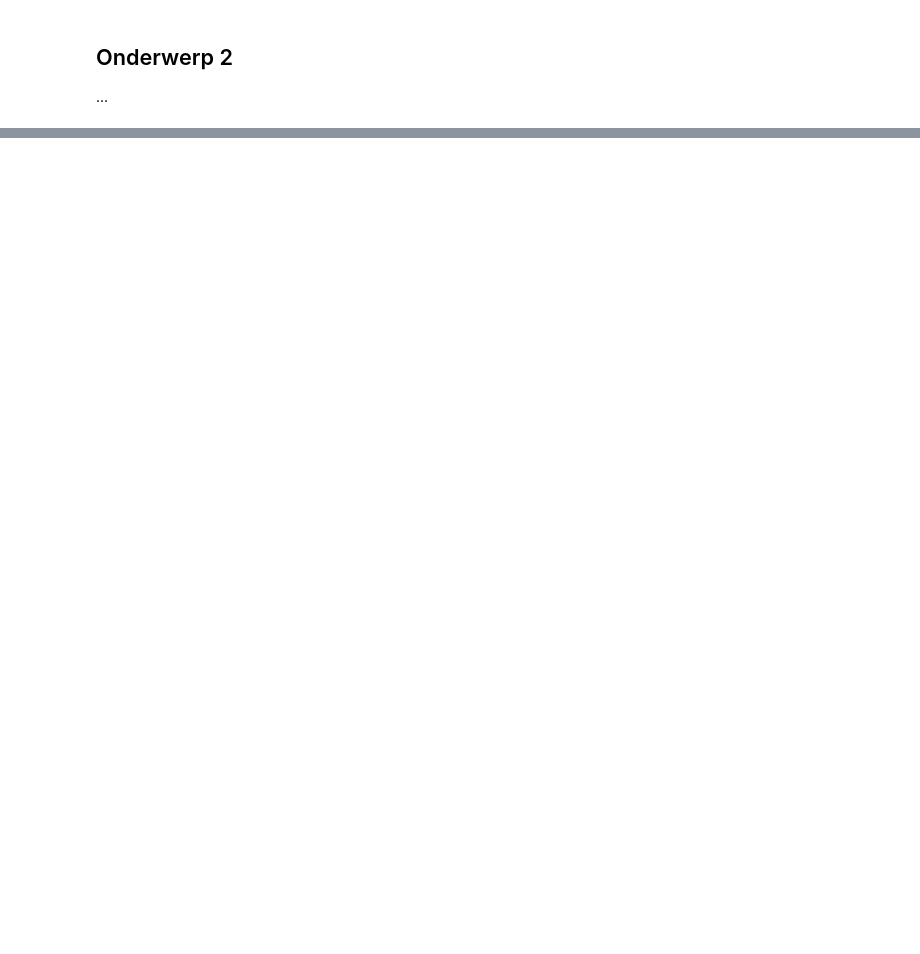
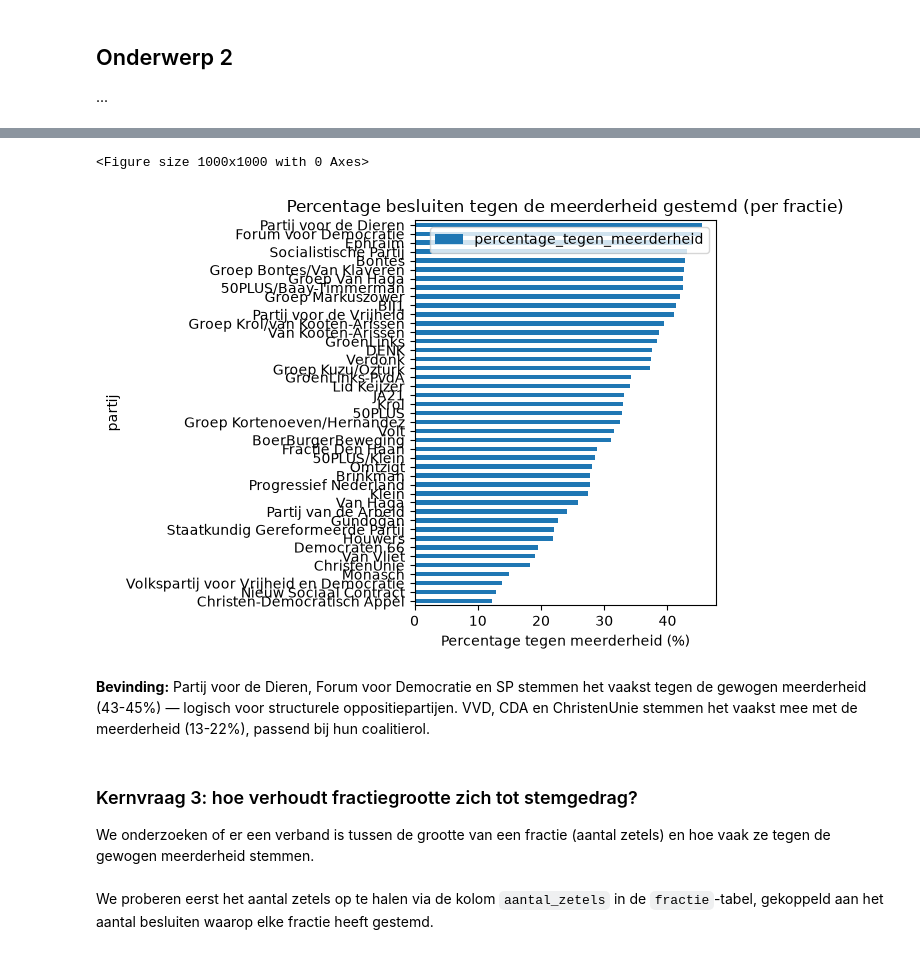
Before and after one commit to ElizeWierenga/tweedekamer-monitor, a Jupyter notebook: eda/stemgedrag_fractiediscipline.ipynb, the cells around one changed output, grey strips where cells are left out. Drawn from its saved outputs; the diff is of its cells as text; code cells hidden in the pictures; blank space fills up the shorter version.

```diff
--- a/eda/stemgedrag_fractiediscipline.ipynb
+++ b/eda/stemgedrag_fractiediscipline.ipynb
@@ -45,0 +278,20 @@ Geef hier een beschrijving van het onderwerp of deelvraag die je wilt beantwoord
+# %%
+plt.figure(figsize=(10,10))
+tegen_meerderheid.sort_values("percentage_tegen_meerderheid").plot.barh(
+    x="partij", y="percentage_tegen_meerderheid",
+    title="Percentage besluiten tegen de meerderheid gestemd (per fractie)"
+)
+plt.xlabel("Percentage tegen meerderheid (%)")
+plt.tight_layout()
+plt.show()
+# %% [output]
+<Figure size 1000x1000 with 0 Axes>
+[figure, added]
+# %% [markdown]
+**Bevinding:** Partij voor de Dieren, Forum voor Democratie en SP stemmen het vaakst tegen de gewogen meerderheid (43-45%) — logisch voor structurele oppositiepartijen. VVD, CDA en ChristenUnie stemmen het vaakst mee met de meerderheid (13-22%), passend bij hun coalitierol.
+# %% [markdown]
+### Kernvraag 3: hoe verhoudt fractiegrootte zich tot stemgedrag?
+
+We onderzoeken of er een verband is tussen de grootte van een fractie (aantal zetels) en hoe vaak ze tegen de gewogen meerderheid stemmen.
+# %% [markdown]
+We proberen eerst het aantal zetels op te halen via de kolom `aantal_zetels` in de `fractie`-tabel, gekoppeld aan het aantal besluiten waarop elke fractie heeft gestemd.
```
Also changed, not shown: parts of 45 cells of this notebook, 1 other file.
